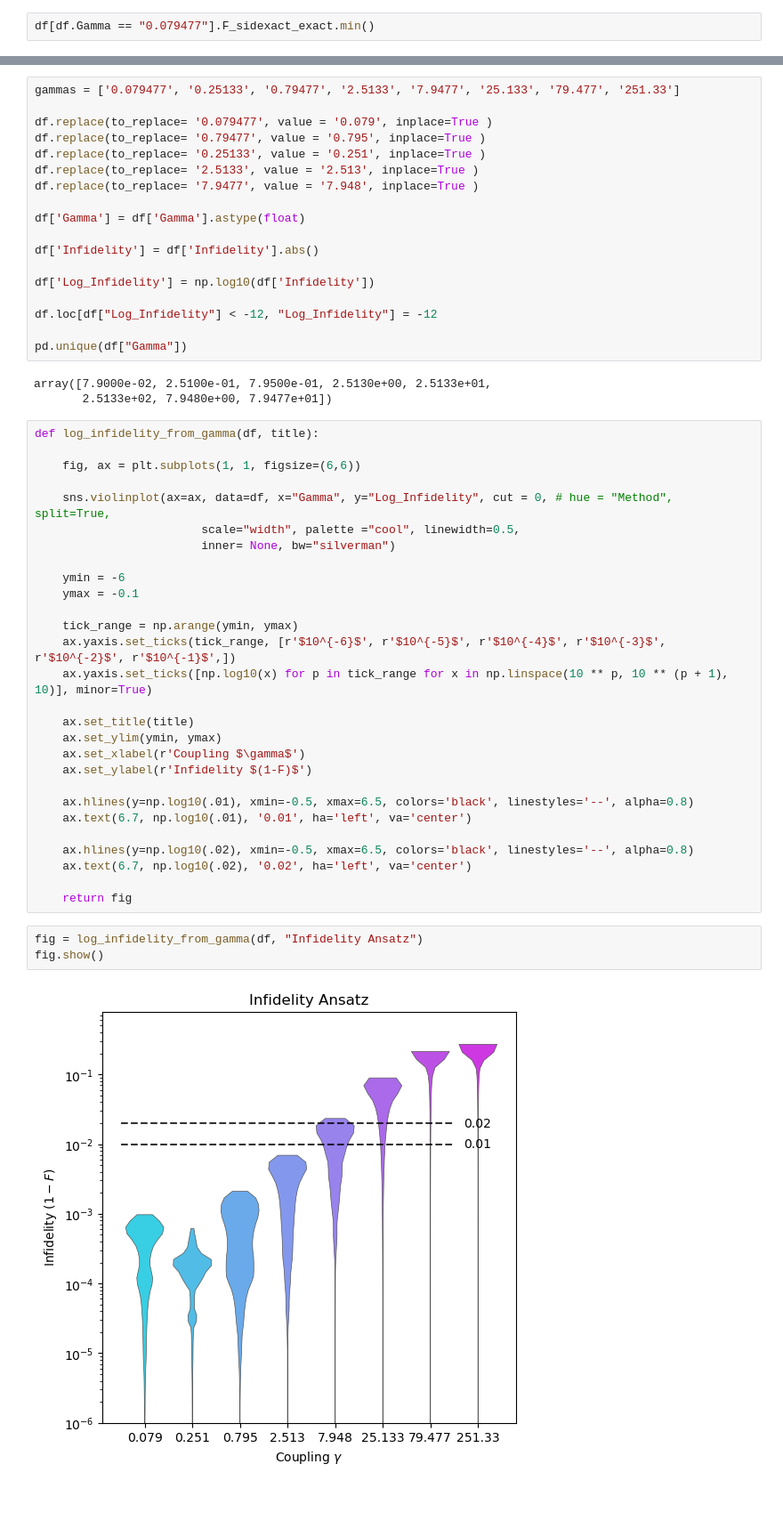
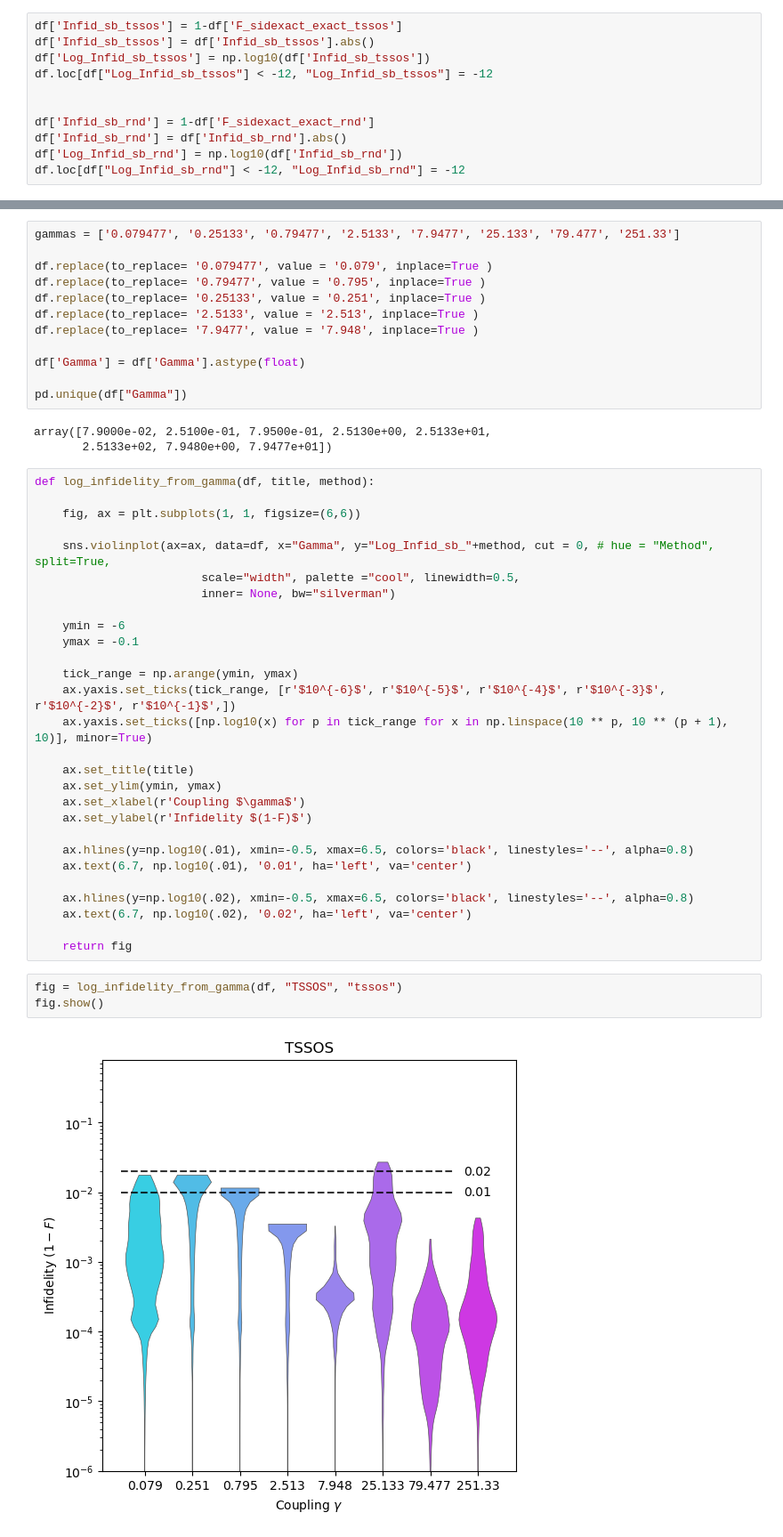
Before and after one commit to zpopovych/OQSID-thesis, a Jupyter notebook: POP_LME_OLD/POP_04_violin.ipynb, the cells around one changed output, grey strips where cells are left out. Shown at 89% size. Drawn from its saved outputs; the diff is of its cells as text; blank space fills up the shorter version.

```diff
--- a/POP_LME_OLD/POP_04_violin.ipynb
+++ b/POP_LME_OLD/POP_04_violin.ipynb
@@ -53,2 +29,11 @@ df
 # %%
-df[df.Gamma == "0.079477"].F_sidexact_exact.min()
+df['Infid_sb_tssos'] = 1-df['F_sidexact_exact_tssos']
+df['Infid_sb_tssos'] = df['Infid_sb_tssos'].abs()
+df['Log_Infid_sb_tssos'] = np.log10(df['Infid_sb_tssos'])
+df.loc[df["Log_Infid_sb_tssos"] < -12, "Log_Infid_sb_tssos"] = -12
+
+
+df['Infid_sb_rnd'] = 1-df['F_sidexact_exact_rnd']
+df['Infid_sb_rnd'] = df['Infid_sb_rnd'].abs()
+df['Log_Infid_sb_rnd'] = np.log10(df['Infid_sb_rnd'])
+df.loc[df["Log_Infid_sb_rnd"] < -12, "Log_Infid_sb_rnd"] = -12
@@ -65,22 +48,16 @@ df.replace(to_replace= '7.9477', value = '7.948', inplace=True )
 
 df['Gamma'] = df['Gamma'].astype(float)
 
-df['Infidelity'] = df['Infidelity'].abs()
-
-df['Log_Infidelity'] = np.log10(df['Infidelity'])
-
-df.loc[df["Log_Infidelity"] < -12, "Log_Infidelity"] = -12
-
 pd.unique(df["Gamma"])
 # %% [output]
 array([7.9000e-02, 2.5100e-01, 7.9500e-01, 2.5130e+00, 2.5133e+01,
        2.5133e+02, 7.9480e+00, 7.9477e+01])
 # %%
-def log_infidelity_from_gamma(df, title):
+def log_infidelity_from_gamma(df, title, method):
 
     fig, ax = plt.subplots(1, 1, figsize=(6,6))
 
-    sns.violinplot(ax=ax, data=df, x="Gamma", y="Log_Infidelity", cut = 0, # hue = "Method", split=True,
+    sns.violinplot(ax=ax, data=df, x="Gamma", y="Log_Infid_sb_"+method, cut = 0, # hue = "Method", split=True,
                         scale="width", palette ="cool", linewidth=0.5,
                         inner= None, bw="silverman")
 
@@ -104,8 +81,8 @@ def log_infidelity_from_gamma(df, title):
 
     return fig
 # %%
-fig = log_infidelity_from_gamma(df, "Infidelity Ansatz")
+fig = log_infidelity_from_gamma(df, "TSSOS", "tssos")
 fig.show()
 # %% [output]
-[figure, old version]
+[figure, new version]
 # %%
```
Also changed, not shown: parts of 4 cells of this notebook, 27 other files.
